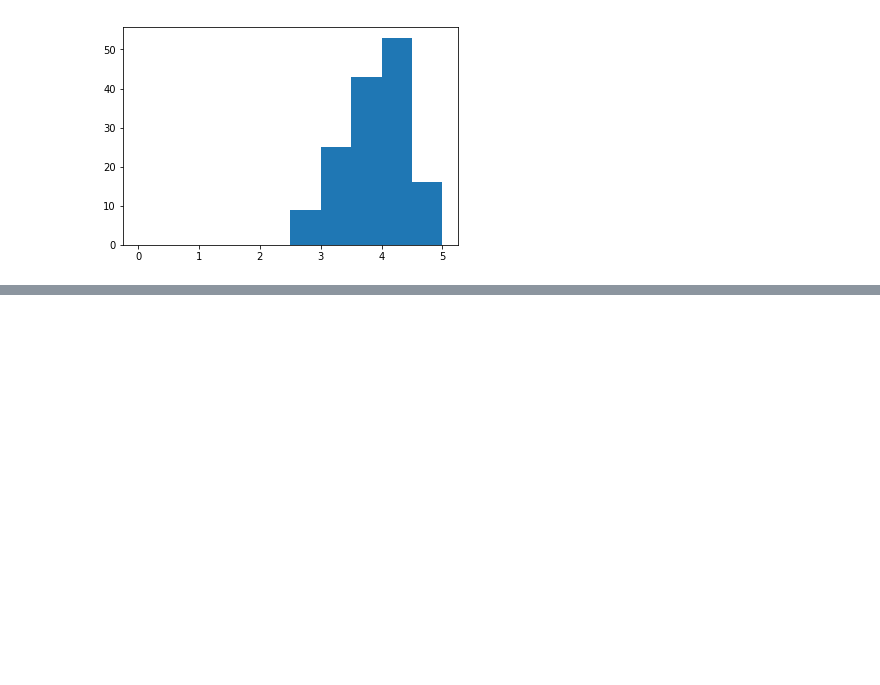
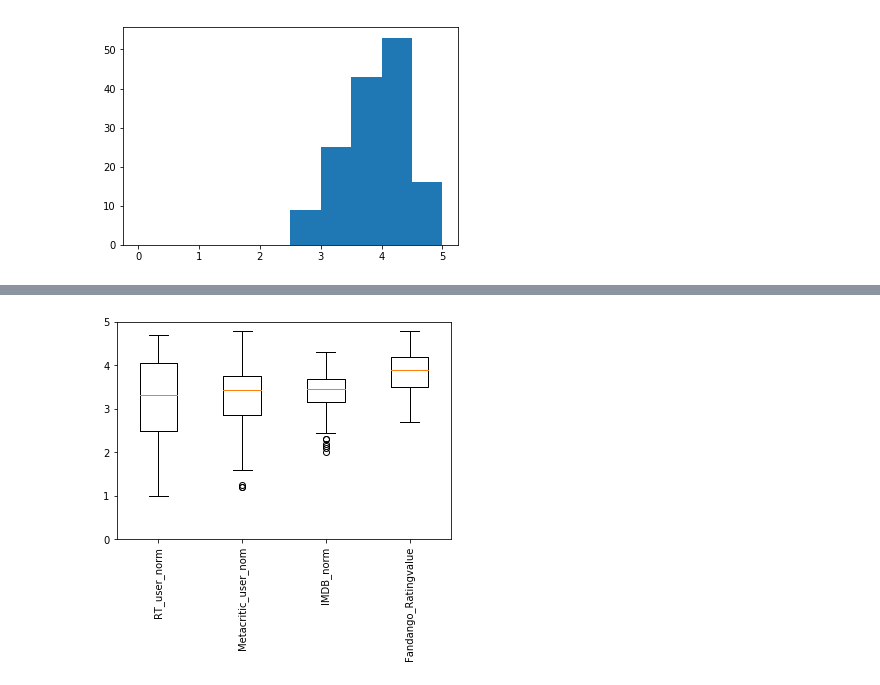
Before and after one commit to txkhaund/Dataquest_DS_path, a Jupyter notebook: Missions/2. Data Analysis and Visualization/2. Exploratory Data Visualization/4. Histograms And Box Plots.ipynb, the cells around one changed output, grey strips where cells are left out. Cells and saved outputs as stored; diff of their text form; code cells hidden in the pictures; blank space fills up the shorter version.

```diff
--- a/Missions/2. Data Analysis and Visualization/2. Exploratory Data Visualization/4. Histograms And Box Plots.ipynb
+++ b/Missions/2. Data Analysis and Visualization/2. Exploratory Data Visualization/4. Histograms And Box Plots.ipynb
@@ -96,0 +175,9 @@ If you recall, one of the questions we were looking to answer was:
+# %%
+fig, ax = plt.subplots()
+num_cols = ['RT_user_norm', 'Metacritic_user_nom', 'IMDB_norm', 'Fandango_Ratingvalue']
+ax.boxplot(norm_reviews[num_cols].values)
+ax.set_xticklabels(num_cols, rotation=90)
+ax.set_ylim(0, 5)
+plt.show()
+# %% [output]
+[figure, added]
```
Also changed, not shown: parts of 12 cells of this notebook.
